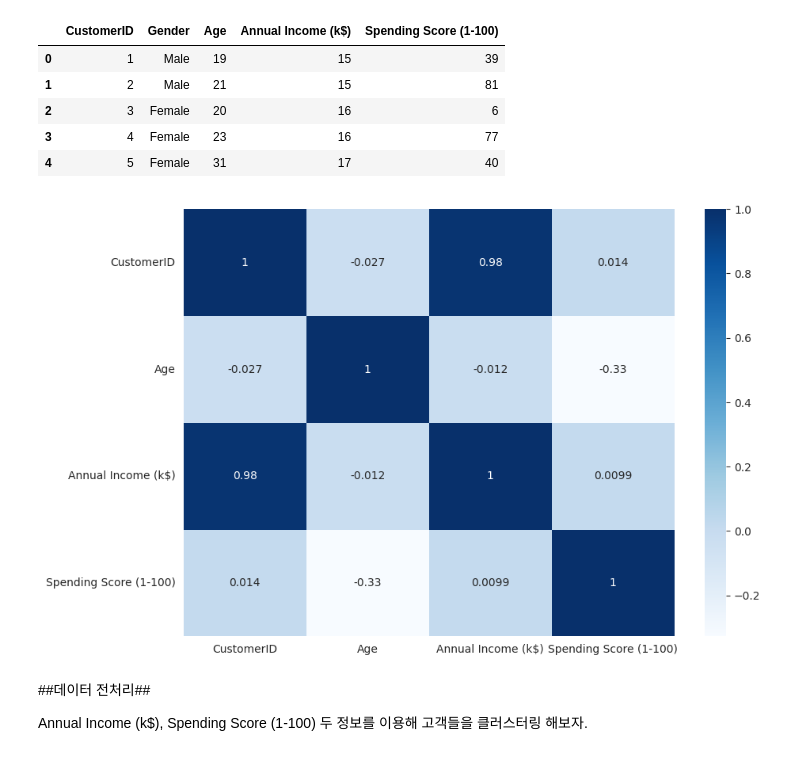
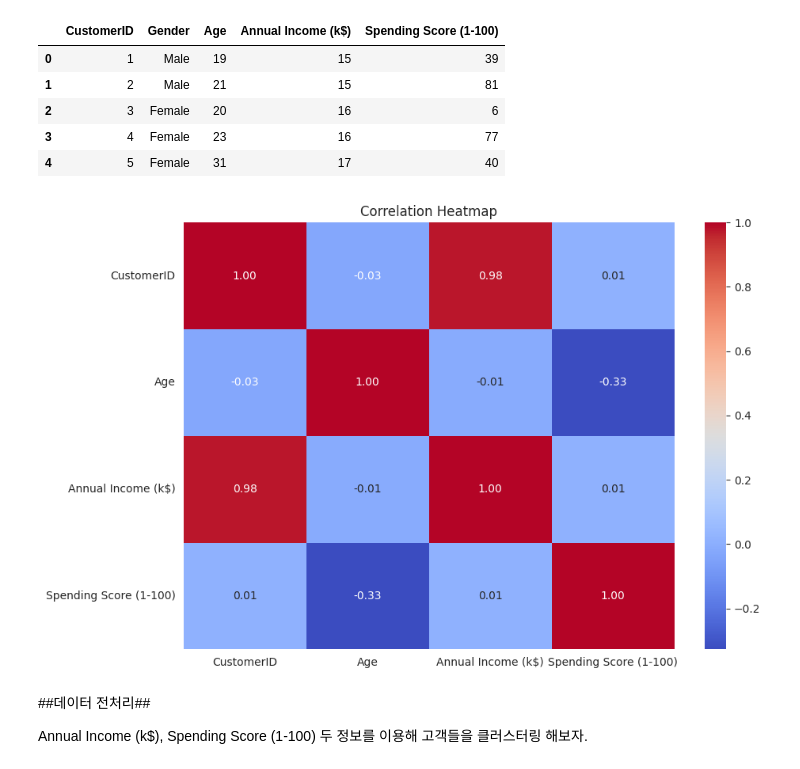
Before and after one commit to Ji-yoon1030/AI, a Jupyter notebook: [AI_Assignment3]_Clustering.ipynb, the cells around one changed output. Cells and saved outputs as stored; diff of their text form; code cells hidden in the pictures.

```diff
--- a/[AI_Assignment3]_Clustering.ipynb
+++ b/[AI_Assignment3]_Clustering.ipynb
@@ -214,13 +214,16 @@ df.head()
 | 2 | 3 | Female | 20 | 16 | 6 |
 | 3 | 4 | Female | 23 | 16 | 77 |
 | 4 | 5 | Female | 31 | 17 | 40 |
-# %%
-fig,ax = plt.subplots(figsize=(10,7))
-
-sns.heatmap(#############)
-plt.show()
-# %% [output]
-[figure, removed]
+# %%
+numerical_df = df.select_dtypes(include=['float64', 'int64'])
+
+# Create the heatmap
+fig, ax = plt.subplots(figsize=(10, 7))
+sns.heatmap(numerical_df.corr(), annot=True, fmt='.2f', cmap='coolwarm', ax=ax)
+plt.title("Correlation Heatmap")
+plt.show()
+# %% [output]
+[figure, added]
 # %% [markdown]
 ##데이터 전처리##
 
```
Also changed, not shown: parts of 8 cells of this notebook.
